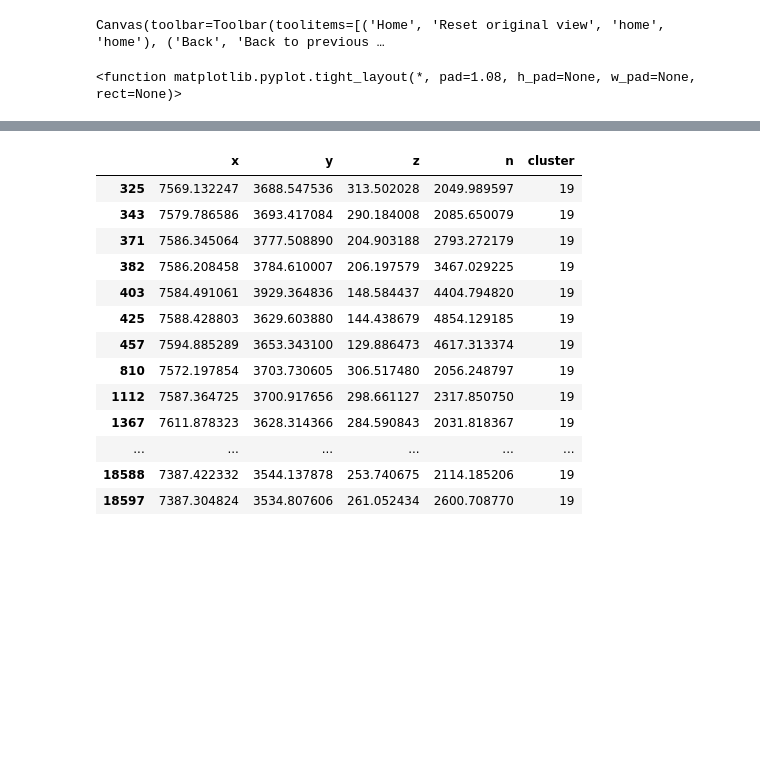
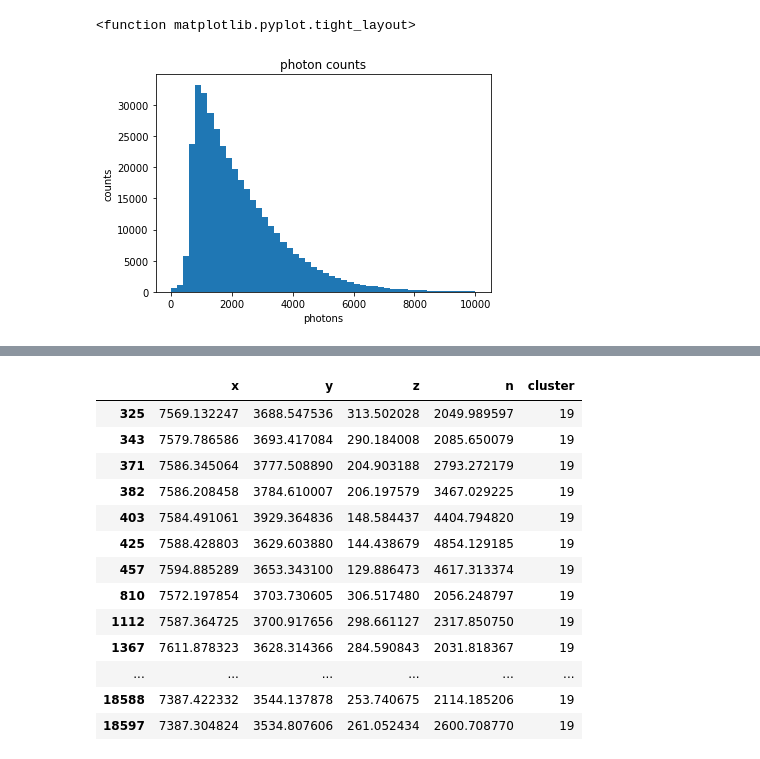
Before and after one commit to imrahilias/biophysics, a Jupyter notebook: npc_clustering.ipynb, the cells around one changed output, grey strips where cells are left out. Cells and saved outputs as stored; diff of their text form; code cells hidden in the pictures; blank space fills up the shorter version.

```diff
--- a/npc_clustering.ipynb
+++ b/npc_clustering.ipynb
@@ -114,15 +98,16 @@ Canvas(toolbar=Toolbar(toolitems=[('Home', 'Reset original view', 'home', 'home'
 # %%
 #@markdown ## histogram
-#@markdown **range=(0,20000)**
+#@markdown > set `max_photons` accordingly (default 10000).
+max_photons = 10000 #@param {type:"slider", min:0, max:40000, step:1000}
 
 fig = plt.figure()
-plt.hist( data['n'], bins=50, range=(0,20000) )
-plt.title('N photon number')
-plt.xlabel('N / photons')
+plt.hist( data['n'], bins=50, range=( 0, max_photons ) )
+plt.title('photon counts')
+plt.xlabel('photons')
 plt.ylabel('counts')
 plt.tight_layout
 # %% [output]
-Canvas(toolbar=Toolbar(toolitems=[('Home', 'Reset original view', 'home', 'home'), ('Back', 'Back to previous …
+<function matplotlib.pyplot.tight_layout>
-<function matplotlib.pyplot.tight_layout(*, pad=1.08, h_pad=None, w_pad=None, rect=None)>
+[figure, added]
 # %%
 #@markdown ## filter
```
Also changed, not shown: parts of 16 cells of this notebook, 1 other file.
